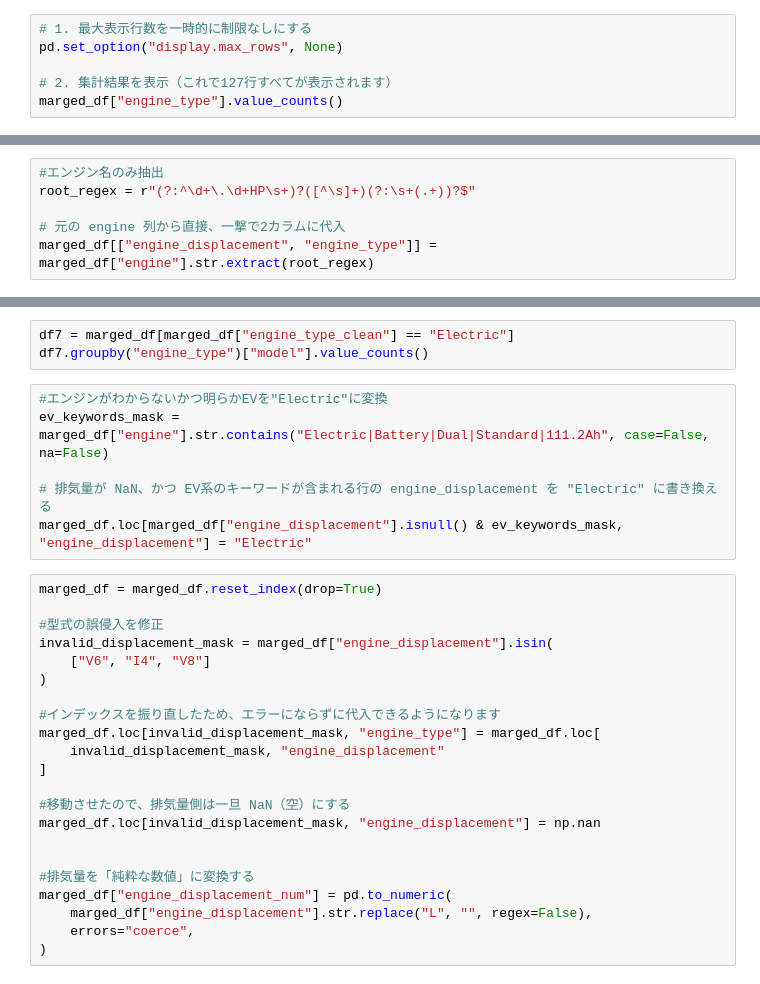
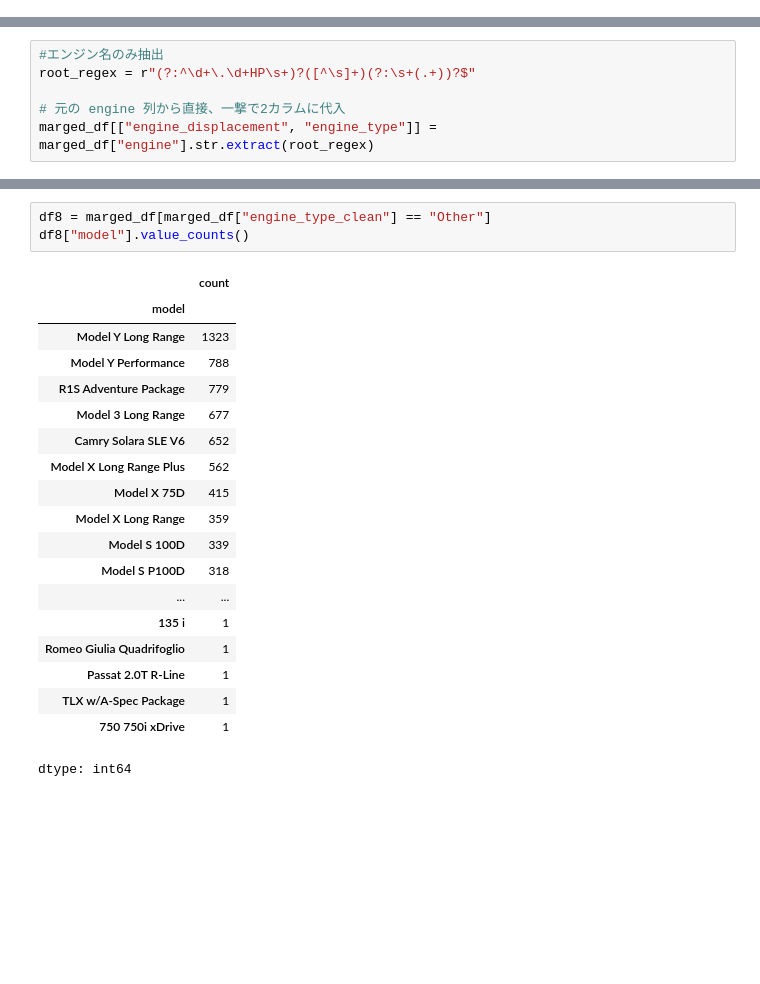
Before and after one commit to Lattemelia/Portfolio, a Jupyter notebook: demand forecasting1.ipynb, the cells around one changed output, grey strips where cells are left out. Saved outputs shown, nothing was run; the diff lists cells and outputs as text; blank space fills up the shorter version.

```diff
--- a/demand forecasting1.ipynb
+++ b/demand forecasting1.ipynb
@@ -44,6 +42,0 @@ KeyboardInterrupt:
-# %%
-# 1. 最大表示行数を一時的に制限なしにする
-pd.set_option("display.max_rows", None)
-
-# 2. 集計結果を表示（これで127行すべてが表示されます）
-marged_df["engine_type"].value_counts()
@@ -187,31 +313,23 @@ with pd.option_context("display.max_rows", None):
 # %%
-df7 = marged_df[marged_df["engine_type_clean"] == "Electric"]
-df7.groupby("engine_type")["model"].value_counts()
+df8 = marged_df[marged_df["engine_type_clean"] == "Other"]
+df8["model"].value_counts()
+# %% [output]
+|  | count |
+| model |  |
+| Model Y Long Range | 1323 |
+| Model Y Performance | 788 |
+| R1S Adventure Package | 779 |
+| Model 3 Long Range | 677 |
+| Camry Solara SLE V6 | 652 |
+| Model X Long Range Plus | 562 |
+| Model X 75D | 415 |
+| Model X Long Range | 359 |
+| Model S 100D | 339 |
+| Model S P100D | 318 |
+| ... | ... |
+| 135 i | 1 |
+| Romeo Giulia Quadrifoglio | 1 |
+| Passat 2.0T R-Line | 1 |
+| TLX w/A-Spec Package | 1 |
+| 750 750i xDrive | 1 |
+dtype: int64
-# %%
-#エンジンがわからないかつ明らかEVを"Electric"に変換
-ev_keywords_mask = marged_df["engine"].str.contains("Electric|Battery|Dual|Standard|111.2Ah", case=False, na=False)
-
-# 排気量が NaN、かつ EV系のキーワードが含まれる行の engine_displacement を "Electric" に書き換える
-marged_df.loc[marged_df["engine_displacement"].isnull() & ev_keywords_mask, "engine_displacement"] = "Electric"
-# %%
-marged_df = marged_df.reset_index(drop=True)
-
-#型式の誤侵入を修正
-invalid_displacement_mask = marged_df["engine_displacement"].isin(
-    ["V6", "I4", "V8"]
-)
-
-#インデックスを振り直したため、エラーにならずに代入できるようになります
-marged_df.loc[invalid_displacement_mask, "engine_type"] = marged_df.loc[
-    invalid_displacement_mask, "engine_displacement"
-]
-
-#移動させたので、排気量側は一旦 NaN（空）にする
-marged_df.loc[invalid_displacement_mask, "engine_displacement"] = np.nan
-
-
-#排気量を「純粋な数値」に変換する
-marged_df["engine_displacement_num"] = pd.to_numeric(
-    marged_df["engine_displacement"].str.replace("L", "", regex=False),
-    errors="coerce",
-)
```
Also changed, not shown: parts of 9 cells of this notebook.
